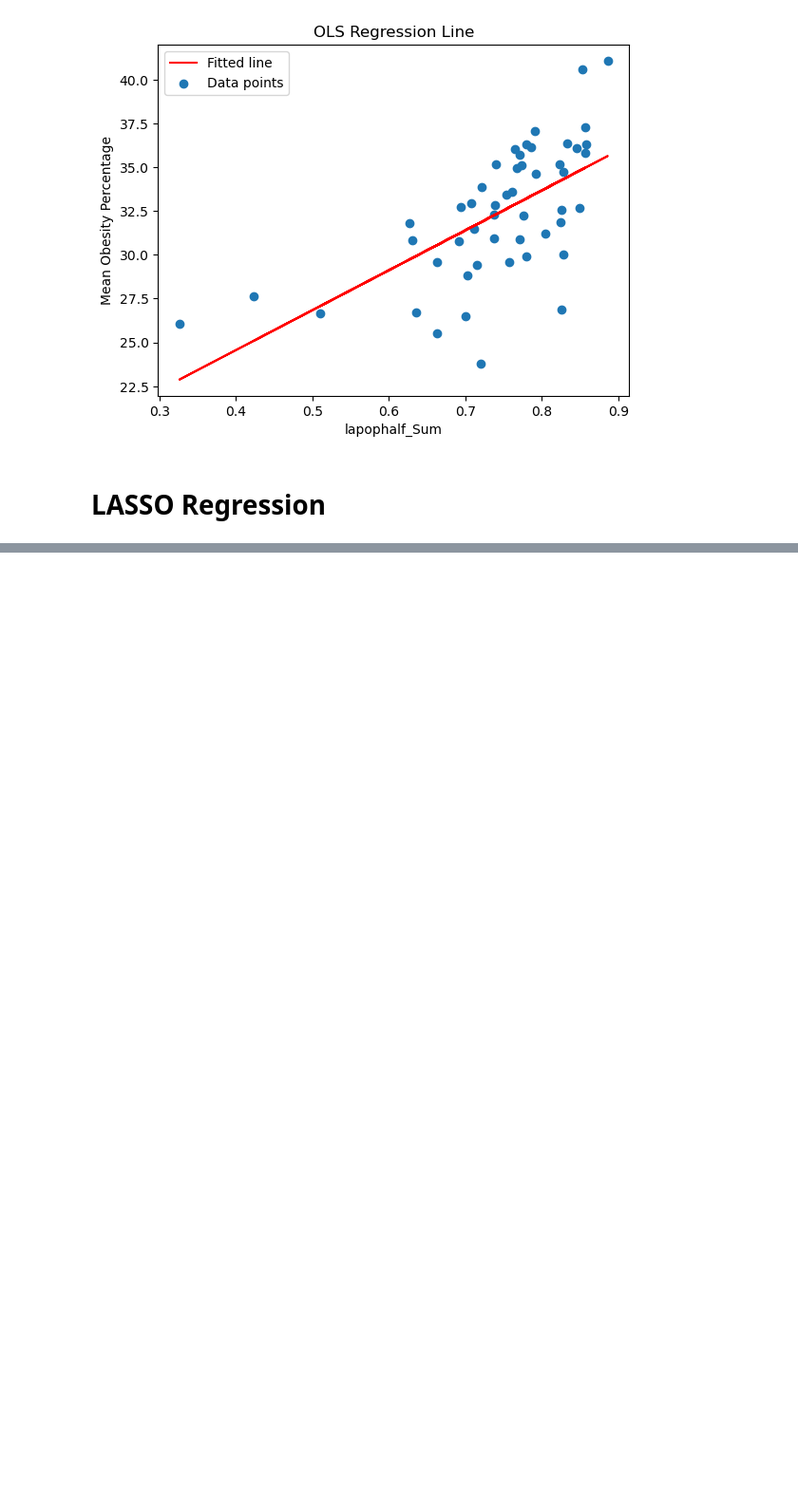
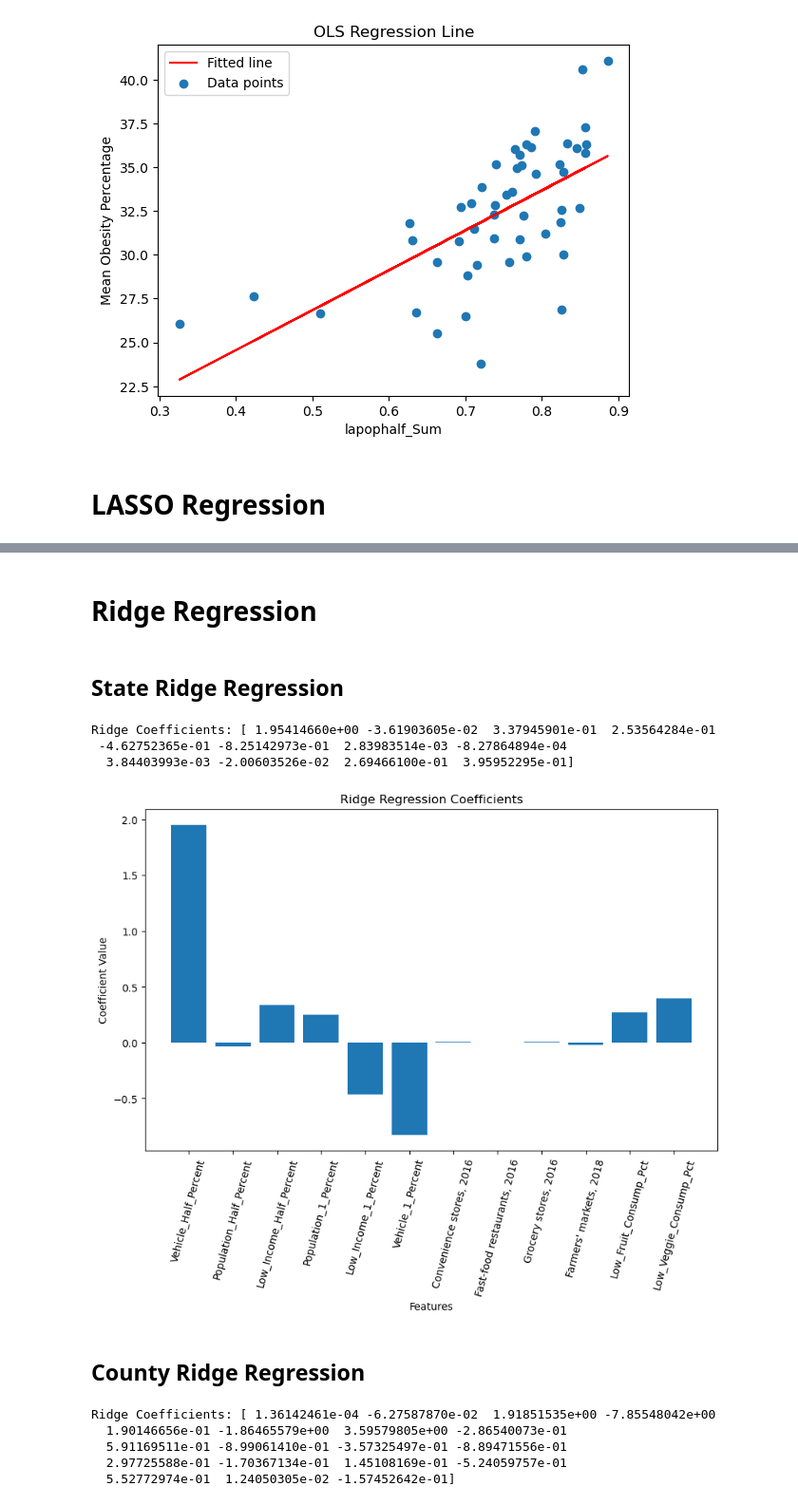
Before and after one commit to aaravdogra/citadel-datathon-2024, a Jupyter notebook: hypothesis-testing/regression.ipynb, the cells around one changed output, grey strips where cells are left out. Shown at 95% size. Cells and saved outputs as stored; diff of their text form; code cells hidden in the pictures; blank space fills up the shorter version.

```diff
--- a/hypothesis-testing/regression.ipynb
+++ b/hypothesis-testing/regression.ipynb
@@ -187,0 +373,4 @@ plt.show()
+# %% [markdown]
+# Ridge Regression
+# %% [markdown]
+## State Ridge Regression
@@ -187,0 +386,70 @@ plt.show()
+# %%
+data = data.dropna()
+columns_to_scale = [
+    "Convenience stores, 2016",
+    "Farmers' markets, 2018",
+    "Fast-food restaurants, 2016",
+    "Grocery stores, 2016"
+]
+data[columns_to_scale] = data[columns_to_scale] * 100
+
+# Separate features and target variable
+X = data[var_set]
+y = data['Mean_Obesity_Pct']
+
+# Split the data into training and testing sets
+# X_train, X_test, y_train, y_test = train_test_split(X, y, test_size=0.2, random_state=42)
+
+# Train a ridge regression model
+ridge = Ridge(alpha=1.0)  # alpha is the regularization parameter lambda
+ridge.fit(X, y)
+
+# Make predictions
+# y_pred_train = ridge.predict(X_train)
+# y_pred_test = ridge.predict(X_test)
+
+# # Calculate mean squared error
+# mse_train = mean_squared_error(y_train, y_pred_train)
+# mse_test = mean_squared_error(y_test, y_pred_test)
+
+# print("Training MSE:", mse_train)
+# print("Testing MSE:", mse_test)
+
+# Optional: Display coefficients
+print("Ridge Coefficients:", ridge.coef_)
+# %% [output]
+Ridge Coefficients: [ 1.95414660e+00 -3.61903605e-02  3.37945901e-01  2.53564284e-01
+ -4.62752365e-01 -8.25142973e-01  2.83983514e-03 -8.27864894e-04
+  3.84403993e-03 -2.00603526e-02  2.69466100e-01  3.95952295e-01]
+# %%
+features = X.columns
+coefficients = ridge.coef_
+plt.figure(figsize=(10, 6))
+plt.bar(features, coefficients)
+plt.xlabel('Features')
+plt.ylabel('Coefficient Value')
+plt.xticks(rotation=75)
+plt.title('Ridge Regression Coefficients')
+plt.show()
+# %% [output]
+[figure, added]
+# %% [markdown]
+## County Ridge Regression
+# %%
+
+# Separate features and target variable
+X = data[x_variables]
+y = data['Obese']
+
+# Train a ridge regression model
+ridge = Ridge(alpha=1.0)  # alpha is the regularization parameter lambda
+ridge.fit(X, y)
+
+# Optional: Display coefficients
+print("Ridge Coefficients:", ridge.coef_)
+# %% [output]
+Ridge Coefficients: [ 1.36142461e-04 -6.27587870e-02  1.91851535e+00 -7.85548042e+00
+  1.90146656e-01 -1.86465579e+00  3.59579805e+00 -2.86540073e-01
+  5.91169511e-01 -8.99061410e-01 -3.57325497e-01 -8.89471556e-01
+  2.97725588e-01 -1.70367134e-01  1.45108169e-01 -5.24059757e-01
+  5.52772974e-01  1.24050305e-02 -1.57452642e-01]
```
Also changed, not shown: parts of 13 cells of this notebook, 2 other files.
